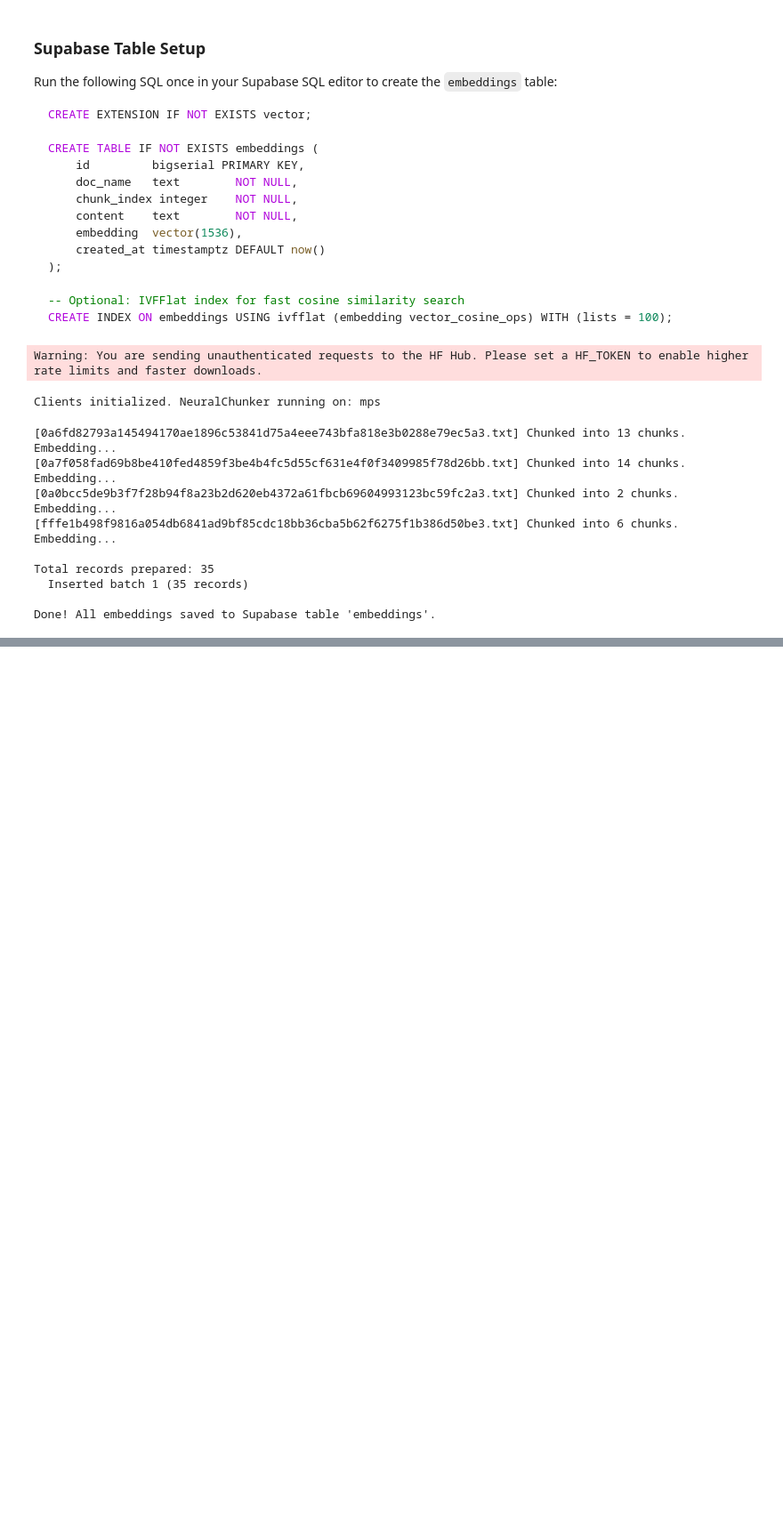
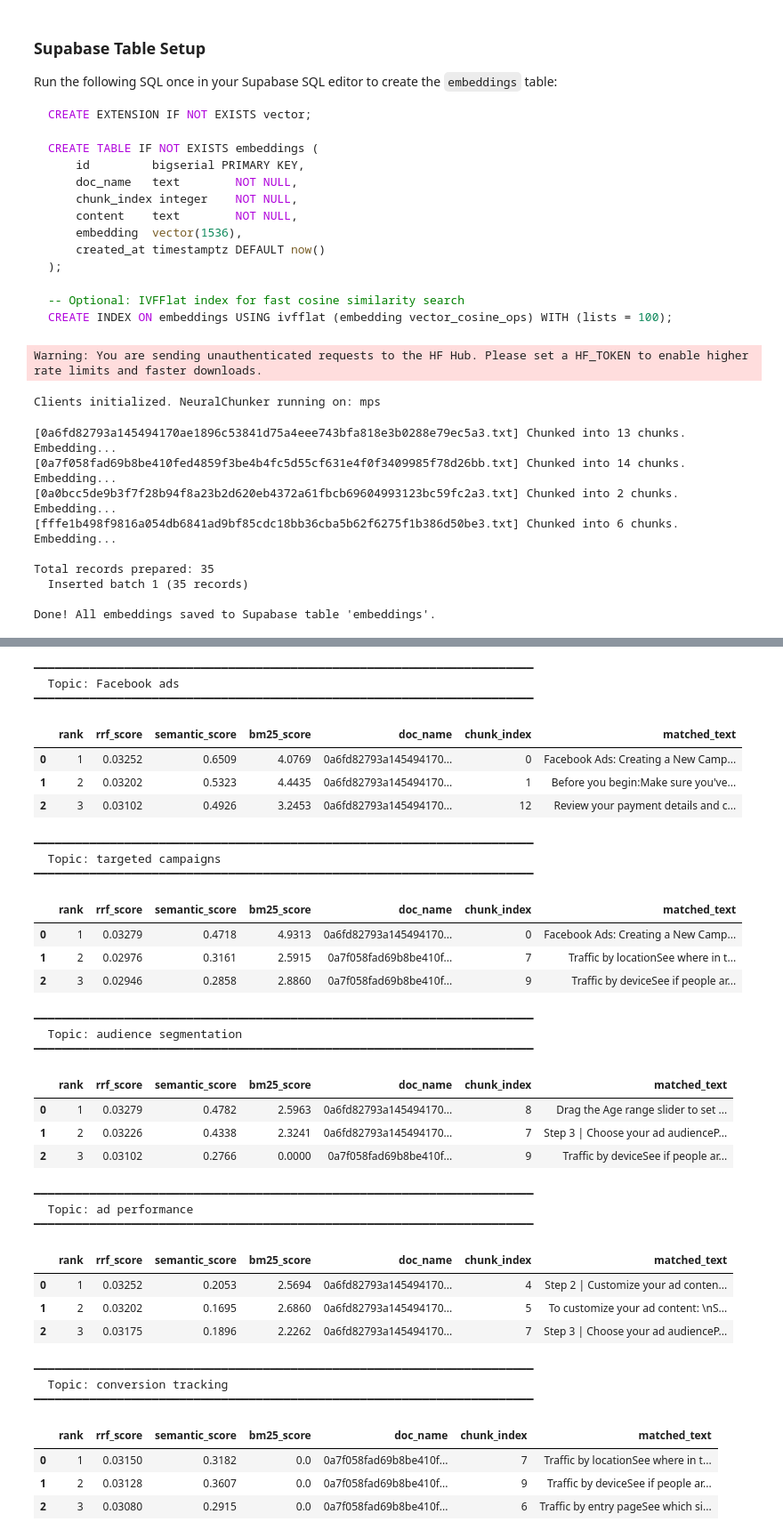
Before and after one commit to hanhanwu/Yokan, a Jupyter notebook: experiments_goldenset/get_relevant_topics.ipynb, the cells around one changed output, grey strips where cells are left out. Shown at 89% size. Saved outputs shown, nothing was run; the diff lists cells and outputs as text; code cells hidden in the pictures; blank space fills up the shorter version.

Commit message:
topic matching

```diff
--- a/experiments_goldenset/get_relevant_topics.ipynb
+++ b/experiments_goldenset/get_relevant_topics.ipynb
@@ -316,0 +346,31 @@ Done! All embeddings saved to Supabase table 'embeddings'.
+# %%
+import json
+from rank_bm25 import BM25Okapi
+
+EMBEDDING_MODEL = "text-embedding-3-small"
+
+def embed_texts(texts: list[str]) -> list[list[float]]:
+    """Embed a list of texts using OpenAI text-embedding-3-small."""
+    response = openai_client.embeddings.create(model=EMBEDDING_MODEL, input=texts)
+    return [item.embedding for item in response.data]
+
+def parse_embedding(emb) -> list[float]:
+    """Parse embedding — Supabase may return vectors as JSON strings."""
+    if isinstance(emb, str):
+        return json.loads(emb)
+    return emb
+
+# Build BM25 index on chunk texts
+corpus_texts = [c["content"] for c in chunks]
+tokenized_corpus = [text.lower().split() for text in corpus_texts]
+bm25 = BM25Okapi(tokenized_corpus)
+
+# Stack chunk embeddings into a numpy matrix (N, 1536)
+chunk_embeddings = np.array([parse_embedding(c["embedding"]) for c in chunks], dtype=float)
+
+# Embed all topics in ONE batch call
+topic_embeddings = np.array(embed_texts(topics))  # (5, 1536)
+
+print(f"BM25 index built over {len(chunks)} chunks")
+print(f"chunk_embeddings shape: {chunk_embeddings.shape}")
+print(f"topic_embeddings shape: {topic_embeddings.shape}")
@@ -316,0 +476,48 @@ Done! All embeddings saved to Supabase table 'embeddings'.
+# %%
+pd.set_option("display.max_colwidth", None)
+pd.set_option("display.max_rows", 20)
+
+for topic, rows in results.items():
+    print(f"\n{'━' * 72}")
+    print(f"  Topic: {topic}")
+    print(f"{'━' * 72}")
+    df = pd.DataFrame(rows)[
+        ["rank", "rrf_score", "semantic_score", "bm25_score", "doc_name", "chunk_index", "matched_text"]
+    ]
+    display(df)
+# %% [output]
+━━━━━━━━━━━━━━━━━━━━━━━━━━━━━━━━━━━━━━━━━━━━━━━━━━━━━━━━━━━━━━━━━━━━━━━━
+  Topic: Facebook ads
+━━━━━━━━━━━━━━━━━━━━━━━━━━━━━━━━━━━━━━━━━━━━━━━━━━━━━━━━━━━━━━━━━━━━━━━━
+|  | rank | rrf_score | semantic_score | bm25_score | doc_name | chunk_index | matched_text |
+| 0 | 1 | 0.03252 | 0.6509 | 4.0769 | 0a6fd82793a145494170... | 0 | Facebook Ads: Creating a New Camp... |
+| 1 | 2 | 0.03202 | 0.5323 | 4.4435 | 0a6fd82793a145494170... | 1 | Before you begin:Make sure you've... |
+| 2 | 3 | 0.03102 | 0.4926 | 3.2453 | 0a6fd82793a145494170... | 12 | Review your payment details and c... |
+━━━━━━━━━━━━━━━━━━━━━━━━━━━━━━━━━━━━━━━━━━━━━━━━━━━━━━━━━━━━━━━━━━━━━━━━
+  Topic: targeted campaigns
+━━━━━━━━━━━━━━━━━━━━━━━━━━━━━━━━━━━━━━━━━━━━━━━━━━━━━━━━━━━━━━━━━━━━━━━━
+|  | rank | rrf_score | semantic_score | bm25_score | doc_name | chunk_index | matched_text |
+| 0 | 1 | 0.03279 | 0.4718 | 4.9313 | 0a6fd82793a145494170... | 0 | Facebook Ads: Creating a New Camp... |
+| 1 | 2 | 0.02976 | 0.3161 | 2.5915 | 0a7f058fad69b8be410f... | 7 | Traffic by locationSee where in t... |
+| 2 | 3 | 0.02946 | 0.2858 | 2.8860 | 0a7f058fad69b8be410f... | 9 | Traffic by deviceSee if people ar... |
+━━━━━━━━━━━━━━━━━━━━━━━━━━━━━━━━━━━━━━━━━━━━━━━━━━━━━━━━━━━━━━━━━━━━━━━━
+  Topic: audience segmentation
+━━━━━━━━━━━━━━━━━━━━━━━━━━━━━━━━━━━━━━━━━━━━━━━━━━━━━━━━━━━━━━━━━━━━━━━━
+|  | rank | rrf_score | semantic_score | bm25_score | doc_name | chunk_index | matched_text |
+| 0 | 1 | 0.03279 | 0.4782 | 2.5963 | 0a6fd82793a145494170... | 8 | Drag the Age range slider to set ... |
+| 1 | 2 | 0.03226 | 0.4338 | 2.3241 | 0a6fd82793a145494170... | 7 | Step 3 | Choose your ad audienceP... |
+| 2 | 3 | 0.03102 | 0.2766 | 0.0000 | 0a7f058fad69b8be410f... | 9 | Traffic by deviceSee if people ar... |
+━━━━━━━━━━━━━━━━━━━━━━━━━━━━━━━━━━━━━━━━━━━━━━━━━━━━━━━━━━━━━━━━━━━━━━━━
+  Topic: ad performance
+━━━━━━━━━━━━━━━━━━━━━━━━━━━━━━━━━━━━━━━━━━━━━━━━━━━━━━━━━━━━━━━━━━━━━━━━
+|  | rank | rrf_score | semantic_score | bm25_score | doc_name | chunk_index | matched_text |
+| 0 | 1 | 0.03252 | 0.2053 | 2.5694 | 0a6fd82793a145494170... | 4 | Step 2 | Customize your ad conten... |
+| 1 | 2 | 0.03202 | 0.1695 | 2.6860 | 0a6fd82793a145494170... | 5 | To customize your ad content: \nS... |
+| 2 | 3 | 0.03175 | 0.1896 | 2.2262 | 0a6fd82793a145494170... | 7 | Step 3 | Choose your ad audienceP... |
+━━━━━━━━━━━━━━━━━━━━━━━━━━━━━━━━━━━━━━━━━━━━━━━━━━━━━━━━━━━━━━━━━━━━━━━━
+  Topic: conversion tracking
+━━━━━━━━━━━━━━━━━━━━━━━━━━━━━━━━━━━━━━━━━━━━━━━━━━━━━━━━━━━━━━━━━━━━━━━━
+|  | rank | rrf_score | semantic_score | bm25_score | doc_name | chunk_index | matched_text |
+| 0 | 1 | 0.03150 | 0.3182 | 0.0 | 0a7f058fad69b8be410f... | 7 | Traffic by locationSee where in t... |
+| 1 | 2 | 0.03128 | 0.3607 | 0.0 | 0a7f058fad69b8be410f... | 9 | Traffic by deviceSee if people ar... |
+| 2 | 3 | 0.03080 | 0.2915 | 0.0 | 0a7f058fad69b8be410f... | 6 | Traffic by entry pageSee which si... |
```
Also changed, not shown: parts of 6 cells of this notebook.
